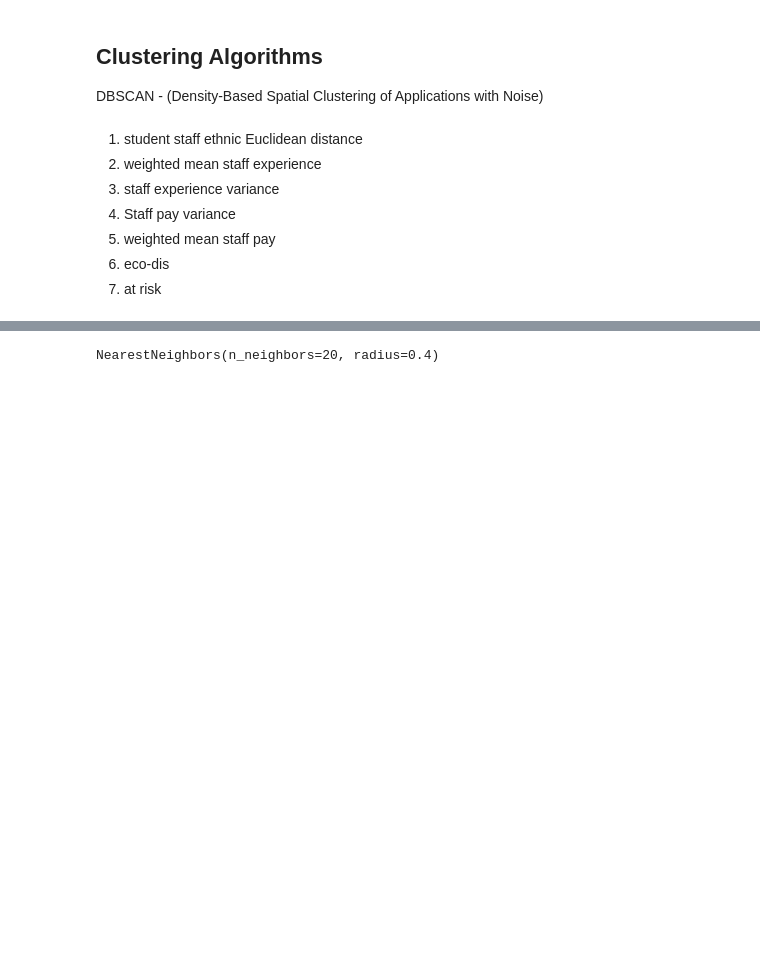
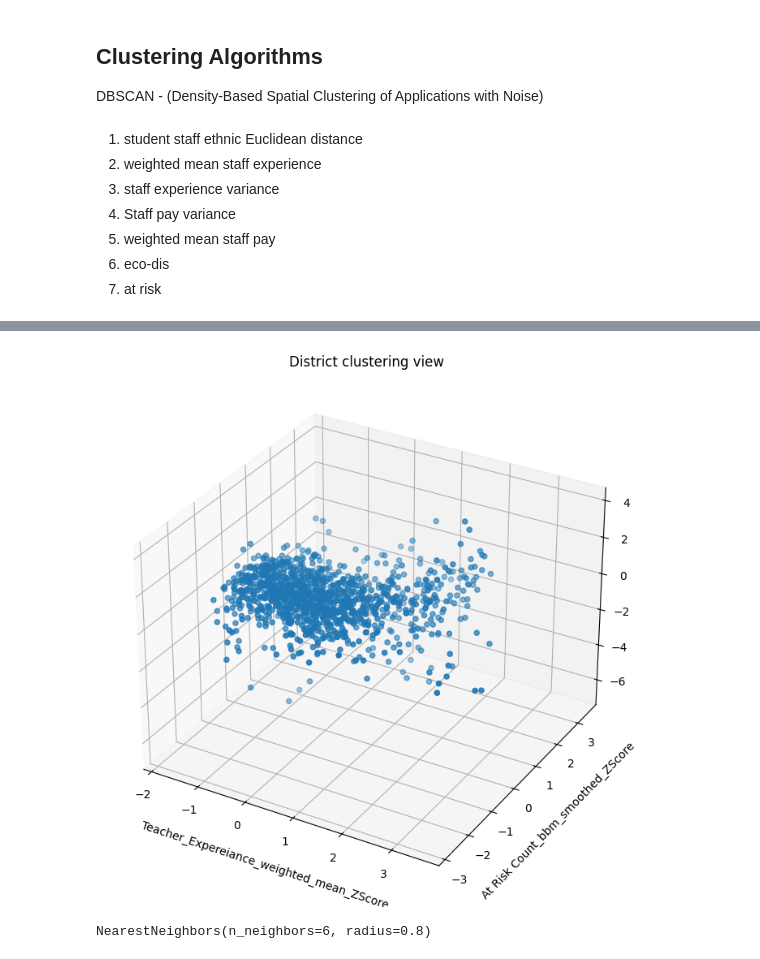
Before and after one commit to CristianS-D/Texas-Education-Data-Analysis, a Jupyter notebook: Clustering.ipynb, the cells around one changed output, grey strips where cells are left out. Cells and saved outputs as stored; diff of their text form; code cells hidden in the pictures; blank space fills up the shorter version.

```diff
--- a/Clustering.ipynb
+++ b/Clustering.ipynb
@@ -574,6 +685,30 @@ clustering_df
+# %%
+fig = plt.figure(figsize=(10, 7))
+ax = fig.add_subplot(111, projection='3d')
+
+y= 'At Risk Count_bbm_smoothed_ZScore'
+z = 'Teacher_Expereiance_weighted_mean_ZScore'
+x = 'student_ethnicity_euclidean_distance_ZScore'
+
+scatter = ax.scatter(
+    #student_24['student_ethnicity_euclidean_distance'],
+    clustering_df[x],
+    clustering_df[y],
+    clustering_df[z],
+)
+
+ax.set_zlabel(z, labelpad=10)
+ax.set_ylabel(y, labelpad=10)
+ax.set_xlabel(z, labelpad=10)
+ax.set_title('District clustering view')
+
+plt.tight_layout()
+plt.show()
+# %% [output]
+[figure, added]
 # %%
 # Defining nearest neighbors to get
-neigh = sklearn.neighbors.NearestNeighbors(n_neighbors=20, radius=0.4)
-neigh.fit(clustering_df)
+neigh = sklearn.neighbors.NearestNeighbors(n_neighbors=6, radius=0.8)
+neigh.fit(clustering_df[['At Risk Count_bbm_smoothed_ZScore','Econ Disadv Count_bbm_smoothed_ZScore', 'Teacher_Expereiance_weighted_mean_ZScore']])
 # %% [output]
-NearestNeighbors(n_neighbors=20, radius=0.4)
+NearestNeighbors(n_neighbors=6, radius=0.8)
```
Also changed, not shown: parts of 19 cells of this notebook.
